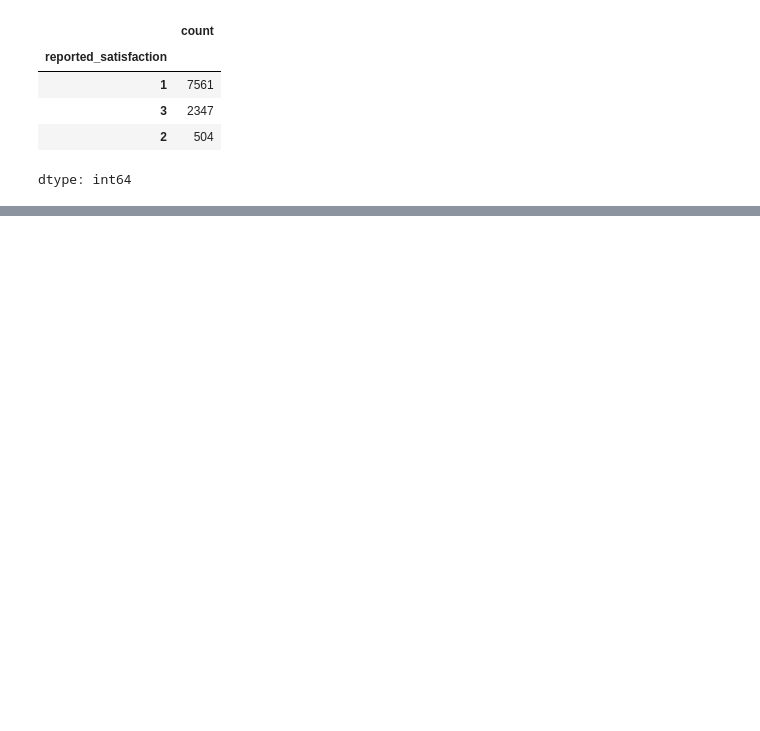
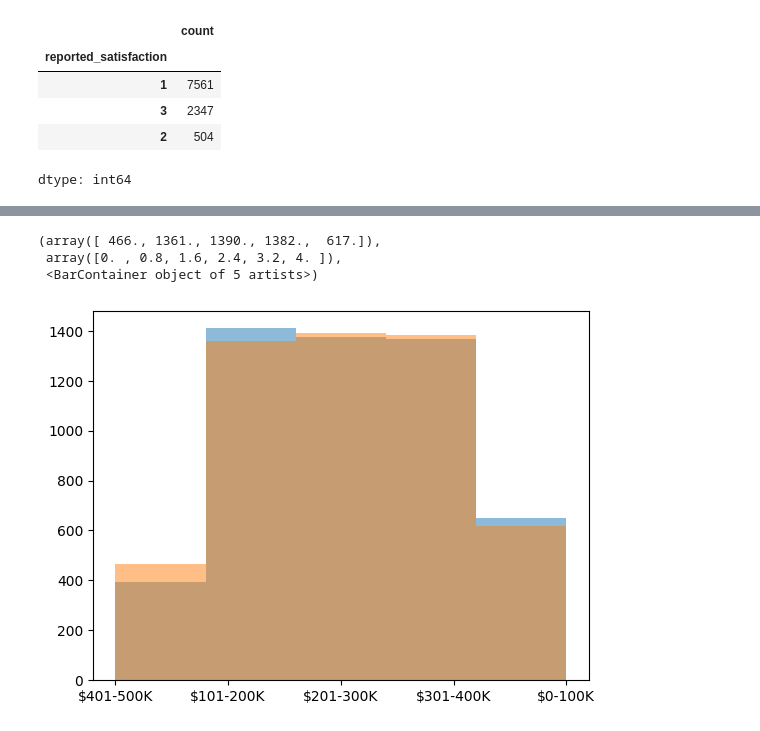
Before and after one commit to BBloxham1/is4487, a Jupyter notebook: Labs/Scripts/lab8_megatelco_data_prep.ipynb, the cells around one changed output, grey strips where cells are left out. Saved outputs shown, nothing was run; the diff lists cells and outputs as text; code cells hidden in the pictures; blank space fills up the shorter version.

```diff
--- a/Labs/Scripts/lab8_megatelco_data_prep.ipynb
+++ b/Labs/Scripts/lab8_megatelco_data_prep.ipynb
@@ -277,0 +269,9 @@ dtype: int64
+# %%
+#chart 3: income level with leave and stay counts
+plt.hist(df_clean[df_clean['leave'] == 'LEAVE']['Income_Level'], bins=5, alpha=0.5)
+plt.hist(df_clean[df_clean['leave'] == 'STAY']['Income_Level'], bins=5, alpha=0.5)
+# %% [output]
+(array([ 466., 1361., 1390., 1382.,  617.]),
+ array([0. , 0.8, 1.6, 2.4, 3.2, 4. ]),
+ <BarContainer object of 5 artists>)
+[figure, added]
```
Also changed, not shown: parts of 9 cells of this notebook.
